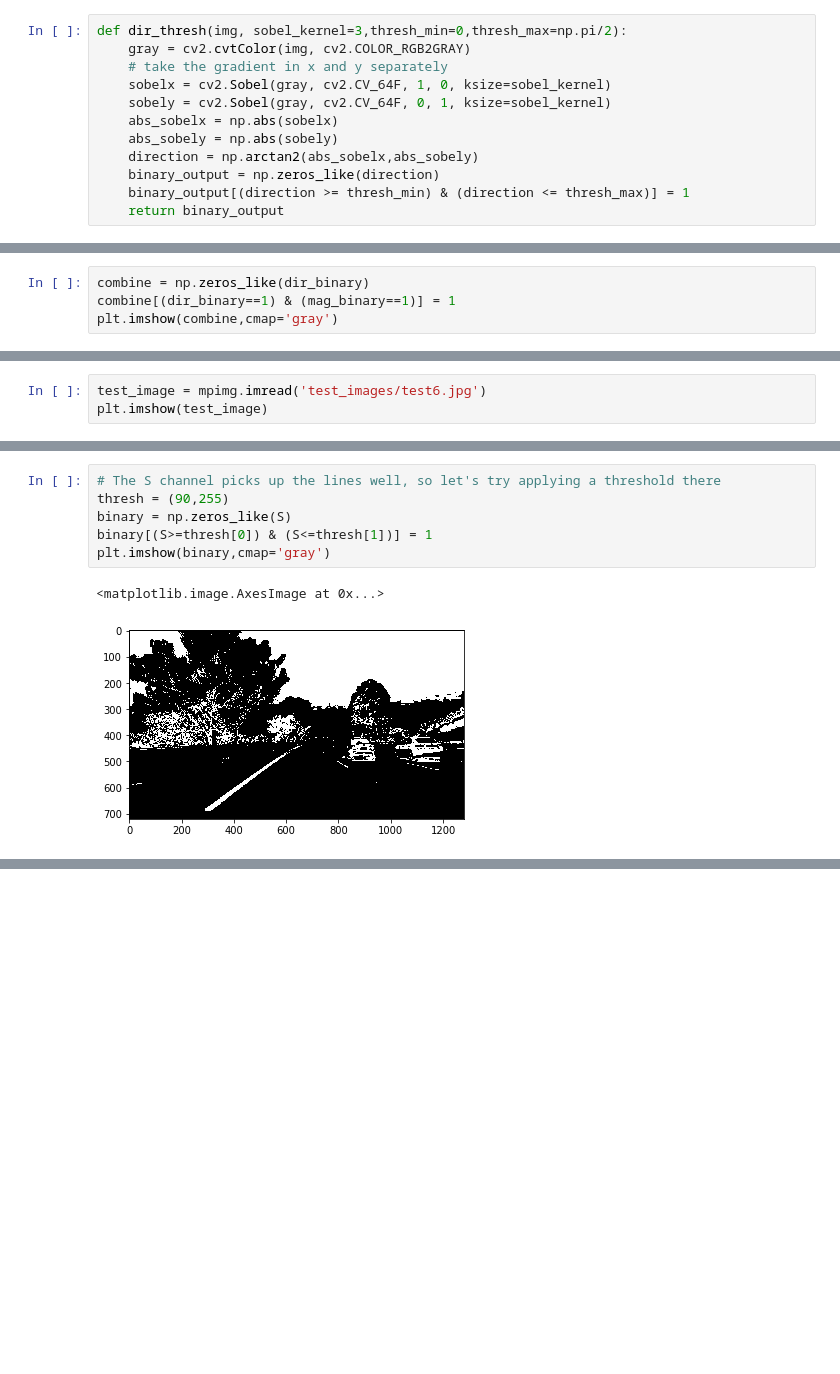
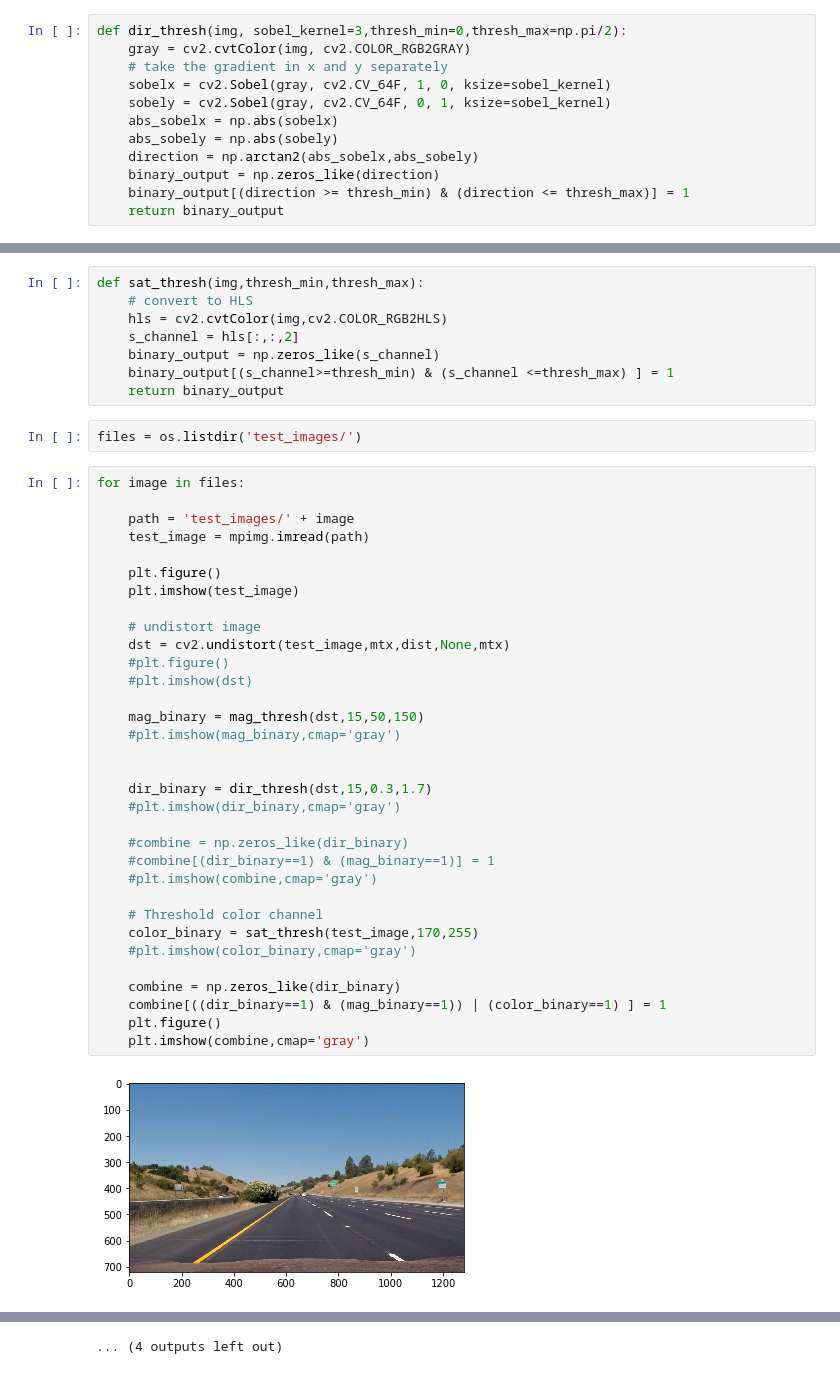
Before and after one commit to root221/CarND-Advanced-Lane-Lines, a Jupyter notebook: LaneLines.ipynb, the cells around one changed output, grey strips where cells are left out. Cells and saved outputs as stored; diff of their text form; blank space fills up the shorter version.

```diff
--- a/LaneLines.ipynb
+++ b/LaneLines.ipynb
@@ -151,4 +125,0 @@ plt.imshow(dir_binary,cmap='gray')
-# %%
-combine = np.zeros_like(dir_binary)
-combine[(dir_binary==1) & (mag_binary==1)] = 1
-plt.imshow(combine,cmap='gray')
@@ -158,3 +125,0 @@ plt.imshow(combine,cmap='gray')
-# %%
-test_image = mpimg.imread('test_images/test6.jpg')
-plt.imshow(test_image)
@@ -206,9 +126,45 @@ plt.imshow(S,cmap='gray')
-# %%
-# The S channel picks up the lines well, so let's try applying a threshold there
-thresh = (90,255)
-binary = np.zeros_like(S)
-binary[(S>=thresh[0]) & (S<=thresh[1])] = 1
-plt.imshow(binary,cmap='gray')
-# %% [output]
-<matplotlib.image.AxesImage at 0x...>
-[figure, removed]
+# %%
+def sat_thresh(img,thresh_min,thresh_max):
+    # convert to HLS
+    hls = cv2.cvtColor(img,cv2.COLOR_RGB2HLS)
+    s_channel = hls[:,:,2]
+    binary_output = np.zeros_like(s_channel)
+    binary_output[(s_channel>=thresh_min) & (s_channel <=thresh_max) ] = 1
+    return binary_output
+# %%
+files = os.listdir('test_images/')
+# %%
+for image in files:
+
+    path = 'test_images/' + image
+    test_image = mpimg.imread(path)
+
+    plt.figure()
+    plt.imshow(test_image)
+
+    # undistort image
+    dst = cv2.undistort(test_image,mtx,dist,None,mtx)
+    #plt.figure()
+    #plt.imshow(dst)
+
+    mag_binary = mag_thresh(dst,15,50,150)
+    #plt.imshow(mag_binary,cmap='gray')
+
+
+    dir_binary = dir_thresh(dst,15,0.3,1.7)
+    #plt.imshow(dir_binary,cmap='gray')
+
+    #combine = np.zeros_like(dir_binary)
+    #combine[(dir_binary==1) & (mag_binary==1)] = 1
+    #plt.imshow(combine,cmap='gray')
+
+    # Threshold color channel
+    color_binary = sat_thresh(test_image,170,255)
+    #plt.imshow(color_binary,cmap='gray')
+
+    combine = np.zeros_like(dir_binary)
+    combine[((dir_binary==1) & (mag_binary==1)) | (color_binary==1) ] = 1
+    plt.figure()
+    plt.imshow(combine,cmap='gray')
+# %% [output]
+[figure, added]
@@ -214,0 +182 @@ plt.imshow(binary,cmap='gray')
+... (4 outputs left out)
```
Also changed, not shown: parts of 14 cells of this notebook.
